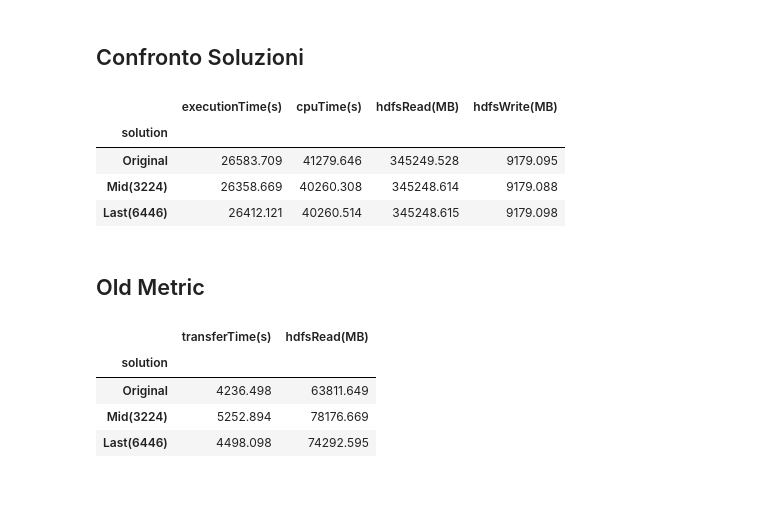
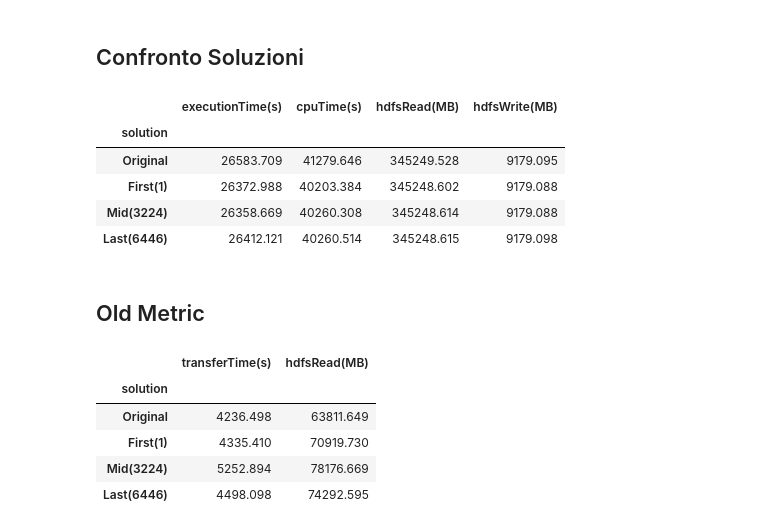
Before and after one commit to SimoneBottoni/algorithm_benchmark, a Jupyter notebook: Analisi Benchmark.ipynb, the cells around one changed output. Saved outputs shown, nothing was run; the diff lists cells and outputs as text; code cells hidden in the pictures; blank space fills up the shorter version.

```diff
--- a/Analisi Benchmark.ipynb
+++ b/Analisi Benchmark.ipynb
@@ -146,0 +149,3 @@ fig.show()
+# %%
+first_execution = pd.read_csv("../First/benchmark.csv")
+first_execution = first_execution.set_index('query')
@@ -266,29 +325,30 @@ fig.show()
 ## Confronto Soluzioni
 # %%
 data = {
-    'solution': ['Original', 'Mid(3224)', 'Last(6446)'],
-    'executionTime(s)': [round(original_execution["mean"].sum(), 3), round(mid_execution["mean"].sum(), 3), round(last_execution["mean"].sum(), 3)],
-    'cpuTime(s)': [round(original_execution["cputime"].sum(), 3), round(mid_execution["cputime"].sum(), 3), round(last_execution["cputime"].sum(), 3)],
-    'hdfsRead(MB)': [round((original_execution["hdfsread"].sum()/(2**20)), 3), round((mid_execution["hdfsread"].sum()/(2**20)), 3), round((last_execution["hdfsread"].sum()/(2**20)), 3)],
-    'hdfsWrite(MB)': [round((original_execution["hdfswrite"].sum()/(2**20)), 3), round((mid_execution["hdfswrite"].sum()/(2**20)), 3), round((last_execution["hdfswrite"].sum()/(2**20)), 3)]
+    'solution': ['Original', 'First(1)', 'Mid(3224)', 'Last(6446)'],
+    'executionTime(s)': [round(original_execution["mean"].sum(), 3), round(first_execution["mean"].sum(), 3), round(mid_execution["mean"].sum(), 3), round(last_execution["mean"].sum(), 3)],
+    'cpuTime(s)': [round(original_execution["cputime"].sum(), 3), round(first_execution["cputime"].sum(), 3), round(mid_execution["cputime"].sum(), 3), round(last_execution["cputime"].sum(), 3)],
+    'hdfsRead(MB)': [round((original_execution["hdfsread"].sum()/(2**20)), 3), round((first_execution["hdfsread"].sum()/(2**20)), 3), round((mid_execution["hdfsread"].sum()/(2**20)), 3), round((last_execution["hdfsread"].sum()/(2**20)), 3)],
+    'hdfsWrite(MB)': [round((original_execution["hdfswrite"].sum()/(2**20)), 3), round((first_execution["hdfswrite"].sum()/(2**20)), 3), round((mid_execution["hdfswrite"].sum()/(2**20)), 3), round((last_execution["hdfswrite"].sum()/(2**20)), 3)]
 }
 
 executions = pd.DataFrame(data, columns = ['solution', 'executionTime(s)', 'cpuTime(s)', 'hdfsRead(MB)', 'hdfsWrite(MB)'])
 executions.set_index('solution', inplace=True)
 display(HTML(executions.to_html()))
 # %% [output]
 |  | executionTime(s) | cpuTime(s) | hdfsRead(MB) | hdfsWrite(MB) |
 | solution |  |  |  |  |
 | Original | 26583.709 | 41279.646 | 345249.528 | 9179.095 |
+| First(1) | 26372.988 | 40203.384 | 345248.602 | 9179.088 |
 | Mid(3224) | 26358.669 | 40260.308 | 345248.614 | 9179.088 |
 | Last(6446) | 26412.121 | 40260.514 | 345248.615 | 9179.098 |
 # %% [markdown]
 ## Old Metric
 # %%
 data = {
-    'solution': ['Original', 'Mid(3224)', 'Last(6446)'],
-    'transferTime(s)': [round(original_execution["transferred_time"].sum(), 3), round(mid_execution["transferred_time"].sum(), 3), round(last_execution["transferred_time"].sum(), 3)],
-    'hdfsRead(MB)': [round((original_execution["transferred_bytes"].sum()/(2**20)), 3), round((mid_execution["transferred_bytes"].sum()/(2**20)), 3), round((last_execution["transferred_bytes"].sum()/(2**20)), 3)],
+    'solution': ['Original', 'First(1)', 'Mid(3224)', 'Last(6446)'],
+    'transferTime(s)': [round(original_execution["transferred_time"].sum(), 3), round(first_execution["transferred_time"].sum(), 3), round(mid_execution["transferred_time"].sum(), 3), round(last_execution["transferred_time"].sum(), 3)],
+    'hdfsRead(MB)': [round((original_execution["transferred_bytes"].sum()/(2**20)), 3), round((first_execution["transferred_bytes"].sum()/(2**20)), 3), round((mid_execution["transferred_bytes"].sum()/(2**20)), 3), round((last_execution["transferred_bytes"].sum()/(2**20)), 3)],
 }
 
 executions = pd.DataFrame(data, columns = ['solution', 'transferTime(s)', 'hdfsRead(MB)'])
@@ -298,5 +358,6 @@ display(HTML(executions.to_html()))
 |  | transferTime(s) | hdfsRead(MB) |
 | solution |  |  |
 | Original | 4236.498 | 63811.649 |
+| First(1) | 4335.410 | 70919.730 |
 | Mid(3224) | 5252.894 | 78176.669 |
 | Last(6446) | 4498.098 | 74292.595 |
```
Also changed, not shown: parts of 38 cells of this notebook.
